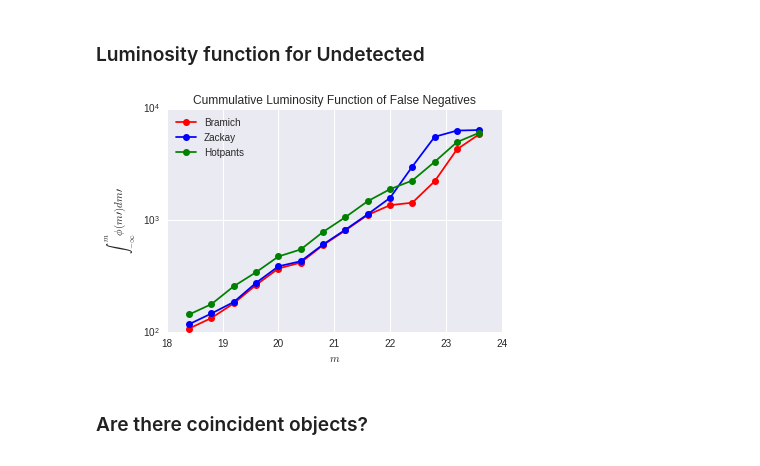
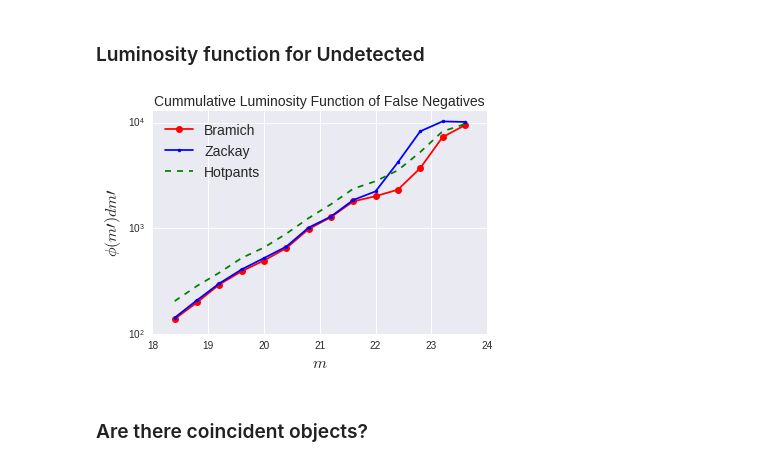
Before and after one commit to BrunoSanchez/RBMLearning, a Jupyter notebook: Plots-Threesome.ipynb, the cells around one changed output. Saved outputs shown, nothing was run; the diff lists cells and outputs as text; code cells hidden in the pictures.

```diff
--- a/Plots-Threesome.ipynb
+++ b/Plots-Threesome.ipynb
@@ -384,25 +391,28 @@ We should check on the lost objects.
 # %%
 bins = np.arange(18, 24, 0.4)
 
 plt.figure()
 cumulative=False
 x_bins, vals = custom_histogram(und_b.app_mag, bins=bins, cumulative=cumulative)
 plt.semilogy(x_bins, vals, 'ro-', label='Bramich')
 x_bins, vals = custom_histogram(und_z.app_mag, bins=bins, cumulative=cumulative)
-plt.semilogy(x_bins, vals, 'bo-', label='Zackay')
+plt.semilogy(x_bins, vals, 'b.-', label='Zackay')
 x_bins, vals = custom_histogram(und_h.app_mag, bins=bins, cumulative=cumulative)
-plt.semilogy(x_bins, vals, 'go-', label='Hotpants')
+plt.semilogy(x_bins, vals, 'g--', label='Hotpants')
 
-plt.legend(loc='upper left')
-plt.ylabel(r'$\int_{-\infty}^{m}\phi(m\prime)dm\prime$')
-plt.xlabel(r'$m$')
-plt.title('Cummulative Luminosity Function of False Negatives')
+plt.legend(loc='upper left', fontsize=14)
+if cumulative:
+    plt.ylabel(r'$\int_{-\infty}^{m}\phi(m\prime)dm\prime$', fontsize=16)
+else:
+    plt.ylabel(r'$\phi(m\prime)dm\prime$', fontsize=16)
+plt.xlabel(r'$m$', fontsize=16)
+plt.title('Cummulative Luminosity Function of False Negatives', fontsize=14)
 #plt.xlim(21., 23.1)
 #plt.show()
-
+plt.ylim(100, 13e3)
 plt.savefig(os.path.join(plot_dir, 'lum_function_FNegatives.png'), format='png', dpi=700)
 # %% [output]
-[figure, old version]
+[figure, new version]
 # %% [markdown]
 ### Are there coincident objects?
 # %%
```
Also changed, not shown: parts of 50 cells of this notebook, 1 other file.
